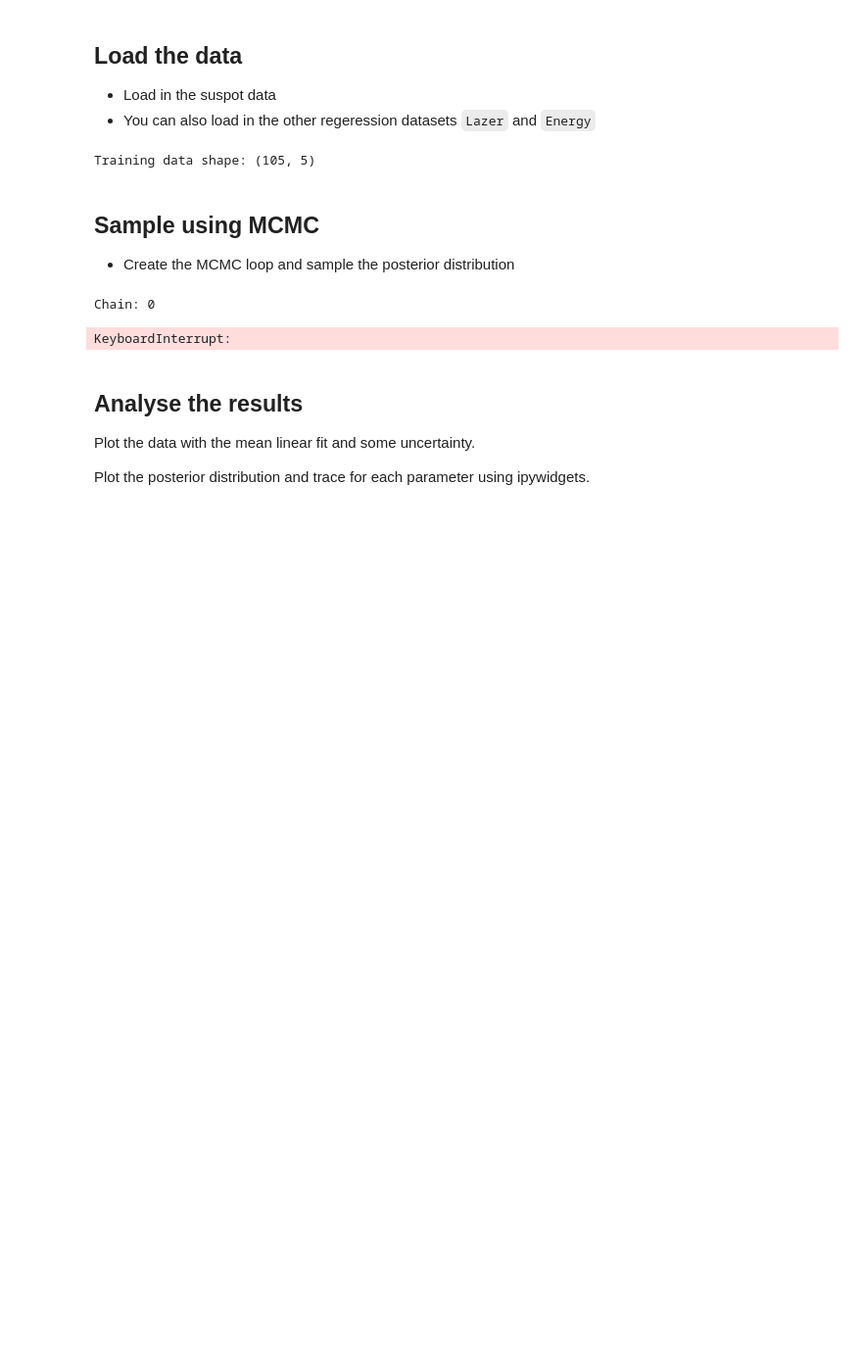
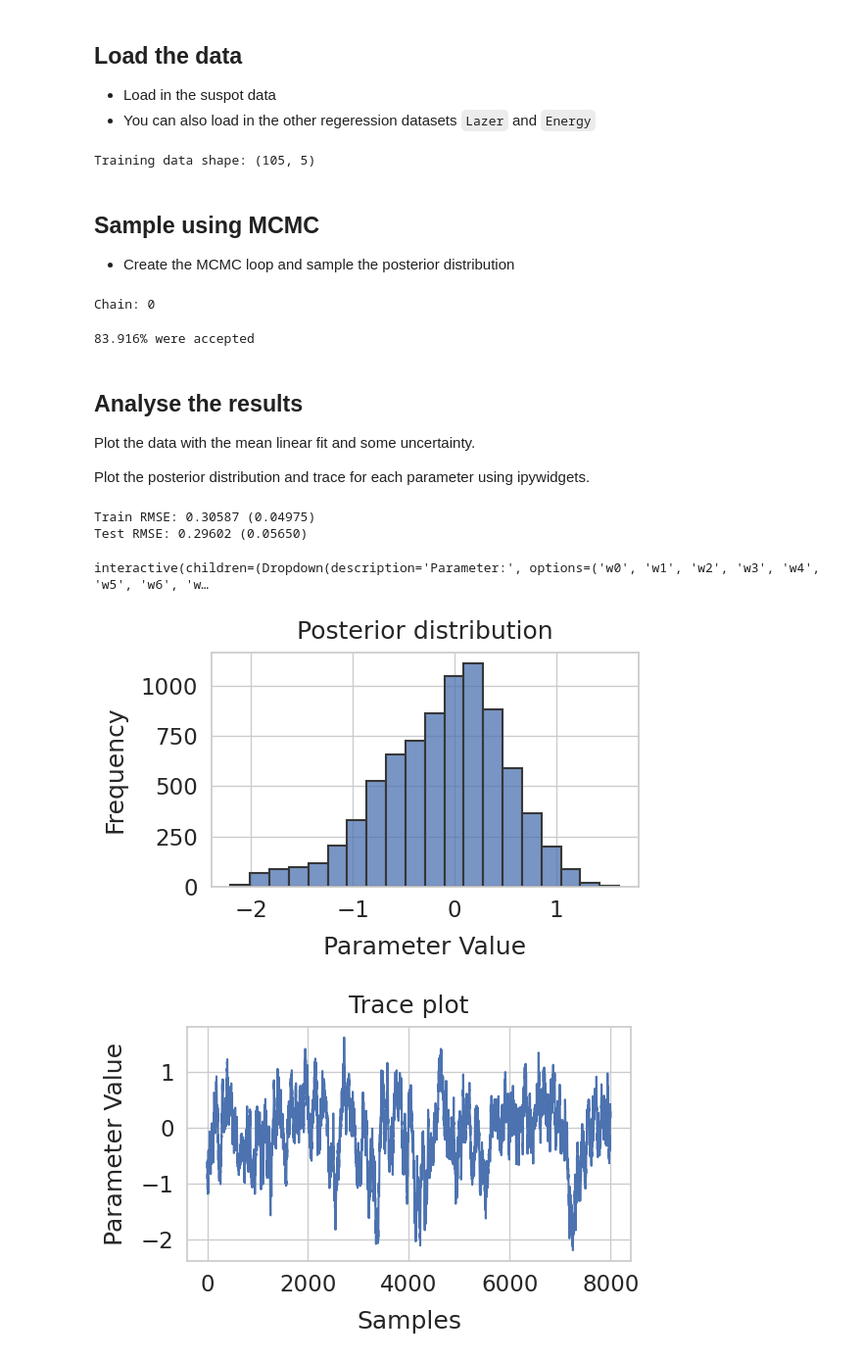
Before and after one commit to sydney-machine-learning/Bayesianneuralnetworks-MCMC-tutorial, a Jupyter notebook: publication_results/04-Linear-trace.ipynb, the cells around one changed output. Shown: that part at 98% size. Cells and saved outputs as stored; diff of their text form; code cells hidden in the pictures; blank space fills up the shorter version.

```diff
--- a/publication_results/04-Linear-trace.ipynb
+++ b/publication_results/04-Linear-trace.ipynb
@@ -41,7 +41,7 @@ from models.mcmc import MCMC_Linear as MCMC
 - You can also load in the other regeression datasets `Lazer` and `Energy`
 # %%
 # load the data
-name        = "Abalone"
+name        = "Iris"
 train_data   = np.loadtxt("data/{}/train.txt".format(name))
 test_data    = np.loadtxt("data/{}/test.txt".format(name))
 
@@ -53,6 +53,12 @@ Training data shape: (105, 5)
 
 - Create the MCMC loop and sample the posterior distribution
 # %%
+# n_samples = 100000 # number of samples to draw from the posterior
+# burn_in = 50000 # number of samples to discard before recording draws from the posterior
+
+# thin_factor = 10
+
+# single trace
 n_samples = 500000 # number of samples to draw from the posterior
 burn_in = 100000 # number of samples to discard before recording draws from the posterior
 
@@ -79,7 +85,7 @@ else:
 thinned_res = []
 
 ## MCMC Settings and Setup
-for this_chain in np.arange(5):
+for this_chain in np.arange(1):
     print('Chain: {}'.format(this_chain))
     np.random.seed(2023 + this_chain)
     # Initialise the MCMC class
@@ -95,7 +101,7 @@ for this_chain in np.arange(5):
     thinned_res.append(results)
 # %% [output]
 Chain: 0
-KeyboardInterrupt:
+83.916% were accepted
 # %%
 # gather the predicitons into useful variables
 pred_y = pred['train_pred']
@@ -130,6 +136,9 @@ testRMSE = np.array([mcmc.rmse(pred_y_test[_,:], y_test) for _ in np.arange(pred
 
 print('Train RMSE: {:.5f} ({:.5f})'.format(trainRMSE.mean(),trainRMSE.std()))
 print('Test RMSE: {:.5f} ({:.5f})'.format(testRMSE.mean(),testRMSE.std()))
+# %% [output]
+Train RMSE: 0.30587 (0.04975)
+Test RMSE: 0.29602 (0.05650)
 # %%
 def plot_hist(results, param_name):
     # results = results_rmse
@@ -148,11 +157,13 @@ interact(
     )
 )
 None
+# %% [output]
+interactive(children=(Dropdown(description='Parameter:', options=('w0', 'w1', 'w2', 'w3', 'w4', 'w5', 'w6', 'w…
 # %%
 import seaborn as sns
 import matplotlib.pyplot as plt
 sns.set_context('talk')
-sns.set_style('white')
+sns.set_style('ticks')
 
 # Now plot posterior distribution and trace plot for selected parameters
 def plot_posterior(this_model, this_data, this_param, save_dir=None):
@@ -163,16 +174,16 @@ def plot_posterior(this_model, this_data, this_param, save_dir=None):
     fig, ax = plt.subplots(1,1,figsize=(6,4))
     # plot the posterior distribution
     sns.histplot(plot_data.values, ax=ax, bins=20, edgecolor='xkcd:dark grey', linewidth=1.5)
-    ax.set_xlabel(this_param, labelpad=10)
+    ax.set_xlabel('Parameter Value', labelpad=10)
     ax.set_ylabel('Frequency', labelpad=10)
     ax.set_title('Posterior distribution', pad=10)
     fig.tight_layout()
 
     # plot the trace plot
     fig1, ax1 = plt.subplots(1,1,figsize=(6,4))
-    sns.lineplot(x=np.arange(plot_data.shape[0]).values,y=plot_data.values,ax=ax1)
+    sns.lineplot(x=np.arange(plot_data.shape[0]),y=plot_data.values,ax=ax1)
     ax1.set_xlabel('Samples', labelpad=10)
-    ax1.set_ylabel(this_param, labelpad=10)
+    ax1.set_ylabel('Parameter Value', labelpad=10)
     ax1.set_title('Trace plot', pad=10)
 
     fig1.tight_layout()
@@ -183,11 +194,14 @@ def plot_posterior(this_model, this_data, this_param, save_dir=None):
 # %%
 results_dir = os.path.join('publication_results','results')
 fig_dir = os.path.join(
     results_dir,
     'figures',
     'posterior'
 )
 os.makedirs(fig_dir, exist_ok=True)
 
-plot_posterior('linear_tp',name,'w0')#,save_dir=fig_dir)
+plot_posterior('linear_tp',name,'w0',save_dir=fig_dir)
 # plot_posterior('bnn_tp',name,'w1')#,save_dir=fig_dir)
+# %% [output]
+[figure, added]
+[figure, added]
```
Also changed, not shown: 2 other files.
